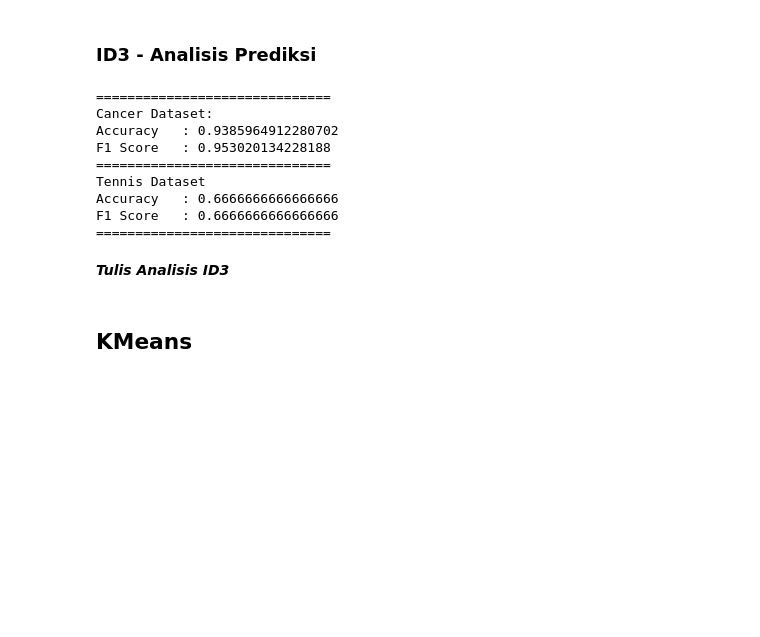
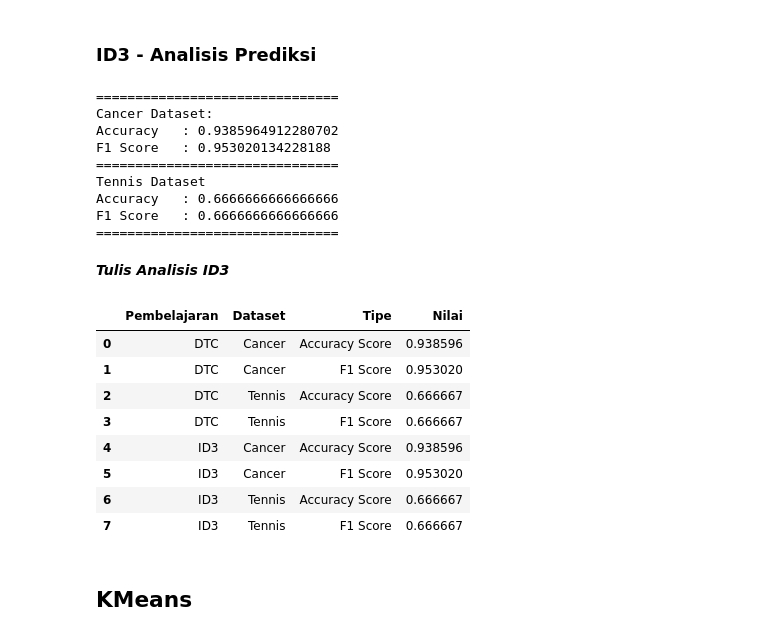
Before and after one commit to benidictusgalihmp/ML-Basic-DTL, a Jupyter notebook: src/main.ipynb, the cells around one changed output. Cells and saved outputs as stored; diff of their text form; code cells hidden in the pictures; blank space fills up the shorter version.

Commit message:
adding recaps

```diff
--- a/src/main.ipynb
+++ b/src/main.ipynb
@@ -359,19 +369,31 @@ graphviz.Source.from_file('../graph/t_id3.dot')
 # %% [markdown]
 ### ID3 - Analisis Prediksi
 # %%
-printSummary(c_id3_acc, c_id3_f1, t_id3_acc, t_id3_f1)
+printSummary('ID3',c_id3_acc, c_id3_f1, t_id3_acc, t_id3_f1)
 # %% [output]
-==============================
+===============================
 Cancer Dataset:
 Accuracy   : 0.9385964912280702
 F1 Score   : 0.953020134228188
-==============================
+===============================
 Tennis Dataset
 Accuracy   : 0.6666666666666666
 F1 Score   : 0.6666666666666666
-==============================
+===============================
 # %% [markdown]
 ***Tulis Analisis ID3***
+# %%
+recap
+# %% [output]
+|  | Pembelajaran | Dataset | Tipe | Nilai |
+| 0 | DTC | Cancer | Accuracy Score | 0.938596 |
+| 1 | DTC | Cancer | F1 Score | 0.953020 |
+| 2 | DTC | Tennis | Accuracy Score | 0.666667 |
+| 3 | DTC | Tennis | F1 Score | 0.666667 |
+| 4 | ID3 | Cancer | Accuracy Score | 0.938596 |
+| 5 | ID3 | Cancer | F1 Score | 0.953020 |
+| 6 | ID3 | Tennis | Accuracy Score | 0.666667 |
+| 7 | ID3 | Tennis | F1 Score | 0.666667 |
 # %% [markdown]
 ## KMeans
 # %% [markdown]
```
Also changed, not shown: parts of 10 cells of this notebook, 2 other files.
